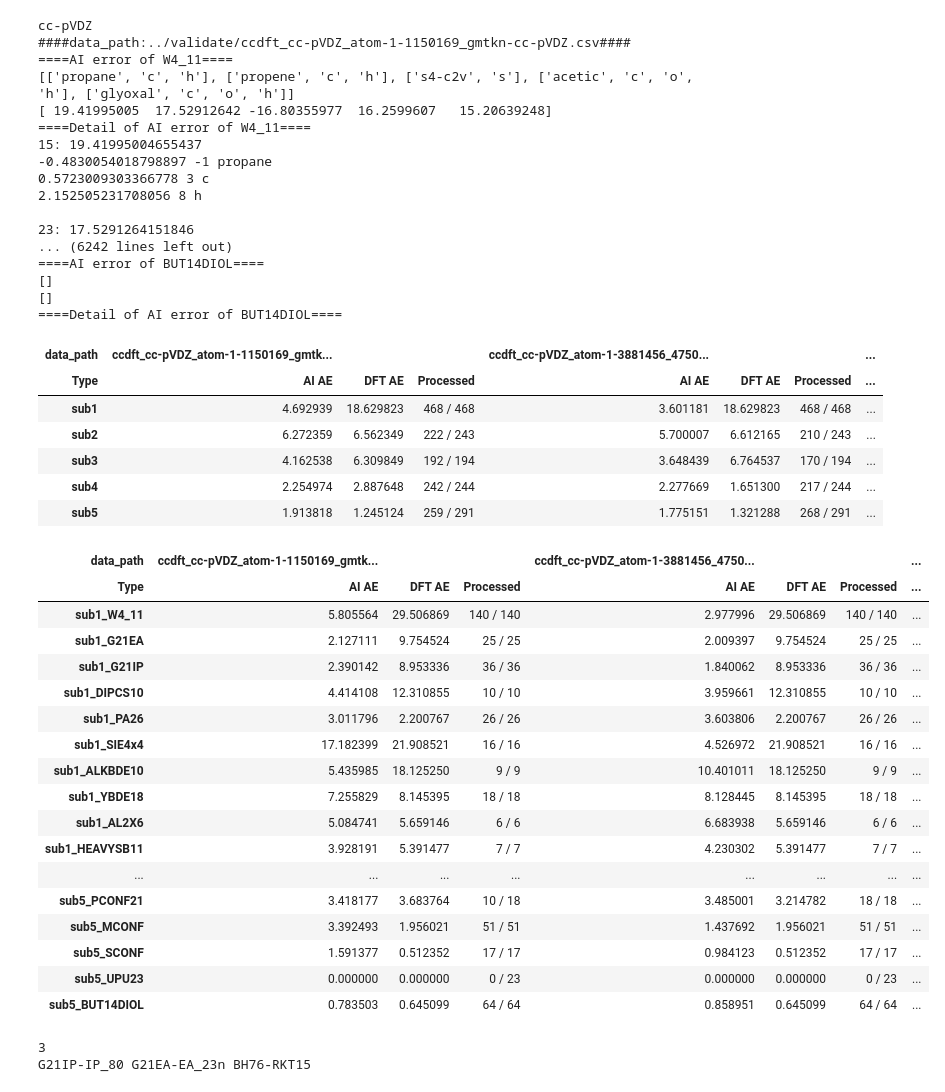
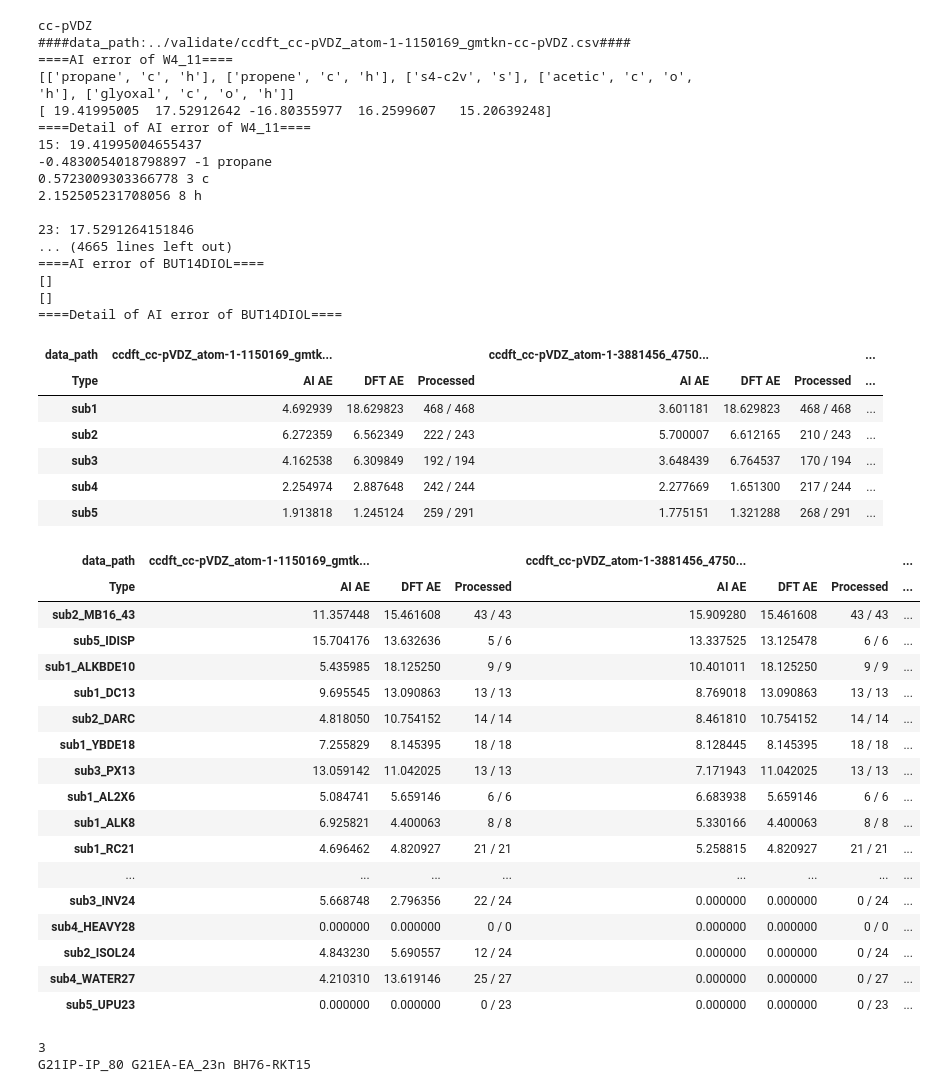
Before and after one commit to chem12346789/cc2cc, a Jupyter notebook: jupyter-notebook/atomic_energy_gmtkn.ipynb, the cells around one changed output. Cells and saved outputs as stored; diff of their text form; code cells hidden in the pictures.

```diff
--- a/jupyter-notebook/atomic_energy_gmtkn.ipynb
+++ b/jupyter-notebook/atomic_energy_gmtkn.ipynb
@@ -117,9 +103,12 @@ ccdft_cc-pVDZ_atom-1-test_gmtkn-cc-pVDZ_molec 100% 5499     2.9MB/s   00:00
 # %%
 import json
 from pathlib import Path
+from datetime import datetime
 
 import pandas as pd
 import numpy as np
+
+date = datetime.now().strftime("%Y-%m-%d")
 
 verbose = 2
 data_set = "gmtkn-cc-pVDZ"
@@ -423,6 +412,9 @@ df_summary = pd.DataFrame(
 df_summary.columns = header
 display(df_summary)
 
+# save summary to csv with date
+df_summary.to_csv(f"../validate/summary_set_{date}.csv")
+
 header = pd.MultiIndex.from_product(
     [
         [data_path.stem for data_path in data_path_list],
@@ -436,57 +428,60 @@ df_summary = pd.DataFrame(
 )
 df_summary.columns = header
 
-# df_summary.sort_values(
-#     by=("ccdft_cc-pVDZ_atom-1-3881456_4750_gmtkn-cc-pVDZ", "AI AE"),
-#     axis=0,
-#     inplace=True,
-#     ascending=False,
-# )
+df_summary.sort_values(
+    by=("ccdft_cc-pVDZ_atom-1-3881456_4750_gmtkn-cc-pVDZ", "AI AE"),
+    axis=0,
+    inplace=True,
+    ascending=False,
+)
 
 display(df_summary)
+
+# save summary to csv with date
+df_summary.to_csv(f"../validate/summary_subset_{date}.csv")
 # %% [output]
 cc-pVDZ
 ####data_path:../validate/ccdft_cc-pVDZ_atom-1-1150169_gmtkn-cc-pVDZ.csv####
 ====AI error of W4_11====
 [['propane', 'c', 'h'], ['propene', 'c', 'h'], ['s4-c2v', 's'], ['acetic', 'c', 'o', 'h'], ['glyoxal', 'c', 'o', 'h']]
 [ 19.41995005  17.52912642 -16.80355977  16.2599607   15.20639248]
 ====Detail of AI error of W4_11====
 15: 19.41995004655437
 -0.4830054018798897 -1 propane
 0.5723009303366778 3 c
 2.152505231708056 8 h
 
 23: 17.5291264151846
-... (6242 lines left out)
+... (4665 lines left out)
 ====AI error of BUT14DIOL====
 []
 []
 ====Detail of AI error of BUT14DIOL====
 | data_path | ccdft_cc-pVDZ_atom-1-1150169_gmtk... |  |  | ccdft_cc-pVDZ_atom-1-3881456_4750... |  |  | ... |
 | Type | AI AE | DFT AE | Processed | AI AE | DFT AE | Processed | ... |
 | sub1 | 4.692939 | 18.629823 | 468 / 468 | 3.601181 | 18.629823 | 468 / 468 | ... |
 | sub2 | 6.272359 | 6.562349 | 222 / 243 | 5.700007 | 6.612165 | 210 / 243 | ... |
 | sub3 | 4.162538 | 6.309849 | 192 / 194 | 3.648439 | 6.764537 | 170 / 194 | ... |
 | sub4 | 2.254974 | 2.887648 | 242 / 244 | 2.277669 | 1.651300 | 217 / 244 | ... |
 | sub5 | 1.913818 | 1.245124 | 259 / 291 | 1.775151 | 1.321288 | 268 / 291 | ... |
 | data_path | ccdft_cc-pVDZ_atom-1-1150169_gmtk... |  |  | ccdft_cc-pVDZ_atom-1-3881456_4750... |  |  | ... |
 | Type | AI AE | DFT AE | Processed | AI AE | DFT AE | Processed | ... |
-| sub1_W4_11 | 5.805564 | 29.506869 | 140 / 140 | 2.977996 | 29.506869 | 140 / 140 | ... |
-| sub1_G21EA | 2.127111 | 9.754524 | 25 / 25 | 2.009397 | 9.754524 | 25 / 25 | ... |
-| sub1_G21IP | 2.390142 | 8.953336 | 36 / 36 | 1.840062 | 8.953336 | 36 / 36 | ... |
-| sub1_DIPCS10 | 4.414108 | 12.310855 | 10 / 10 | 3.959661 | 12.310855 | 10 / 10 | ... |
-| sub1_PA26 | 3.011796 | 2.200767 | 26 / 26 | 3.603806 | 2.200767 | 26 / 26 | ... |
-| sub1_SIE4x4 | 17.182399 | 21.908521 | 16 / 16 | 4.526972 | 21.908521 | 16 / 16 | ... |
+| sub2_MB16_43 | 11.357448 | 15.461608 | 43 / 43 | 15.909280 | 15.461608 | 43 / 43 | ... |
+| sub5_IDISP | 15.704176 | 13.632636 | 5 / 6 | 13.337525 | 13.125478 | 6 / 6 | ... |
 | sub1_ALKBDE10 | 5.435985 | 18.125250 | 9 / 9 | 10.401011 | 18.125250 | 9 / 9 | ... |
+| sub1_DC13 | 9.695545 | 13.090863 | 13 / 13 | 8.769018 | 13.090863 | 13 / 13 | ... |
+| sub2_DARC | 4.818050 | 10.754152 | 14 / 14 | 8.461810 | 10.754152 | 14 / 14 | ... |
 | sub1_YBDE18 | 7.255829 | 8.145395 | 18 / 18 | 8.128445 | 8.145395 | 18 / 18 | ... |
+| sub3_PX13 | 13.059142 | 11.042025 | 13 / 13 | 7.171943 | 11.042025 | 13 / 13 | ... |
 | sub1_AL2X6 | 5.084741 | 5.659146 | 6 / 6 | 6.683938 | 5.659146 | 6 / 6 | ... |
-| sub1_HEAVYSB11 | 3.928191 | 5.391477 | 7 / 7 | 4.230302 | 5.391477 | 7 / 7 | ... |
+| sub1_ALK8 | 6.925821 | 4.400063 | 8 / 8 | 5.330166 | 4.400063 | 8 / 8 | ... |
+| sub1_RC21 | 4.696462 | 4.820927 | 21 / 21 | 5.258815 | 4.820927 | 21 / 21 | ... |
 | ... | ... | ... | ... | ... | ... | ... | ... |
-| sub5_PCONF21 | 3.418177 | 3.683764 | 10 / 18 | 3.485001 | 3.214782 | 18 / 18 | ... |
-| sub5_MCONF | 3.392493 | 1.956021 | 51 / 51 | 1.437692 | 1.956021 | 51 / 51 | ... |
-| sub5_SCONF | 1.591377 | 0.512352 | 17 / 17 | 0.984123 | 0.512352 | 17 / 17 | ... |
+| sub3_INV24 | 5.668748 | 2.796356 | 22 / 24 | 0.000000 | 0.000000 | 0 / 24 | ... |
+| sub4_HEAVY28 | 0.000000 | 0.000000 | 0 / 0 | 0.000000 | 0.000000 | 0 / 0 | ... |
+| sub2_ISOL24 | 4.843230 | 5.690557 | 12 / 24 | 0.000000 | 0.000000 | 0 / 24 | ... |
+| sub4_WATER27 | 4.210310 | 13.619146 | 25 / 27 | 0.000000 | 0.000000 | 0 / 27 | ... |
 | sub5_UPU23 | 0.000000 | 0.000000 | 0 / 23 | 0.000000 | 0.000000 | 0 / 23 | ... |
-| sub5_BUT14DIOL | 0.783503 | 0.645099 | 64 / 64 | 0.858951 | 0.645099 | 64 / 64 | ... |
 # %%
 Error_molecule = [
     "G21IP-IP_80_cc-pVDZ_0-1_1_0.0000_default",
```
Also changed, not shown: parts of 1 cell of this notebook, 1 other file.
